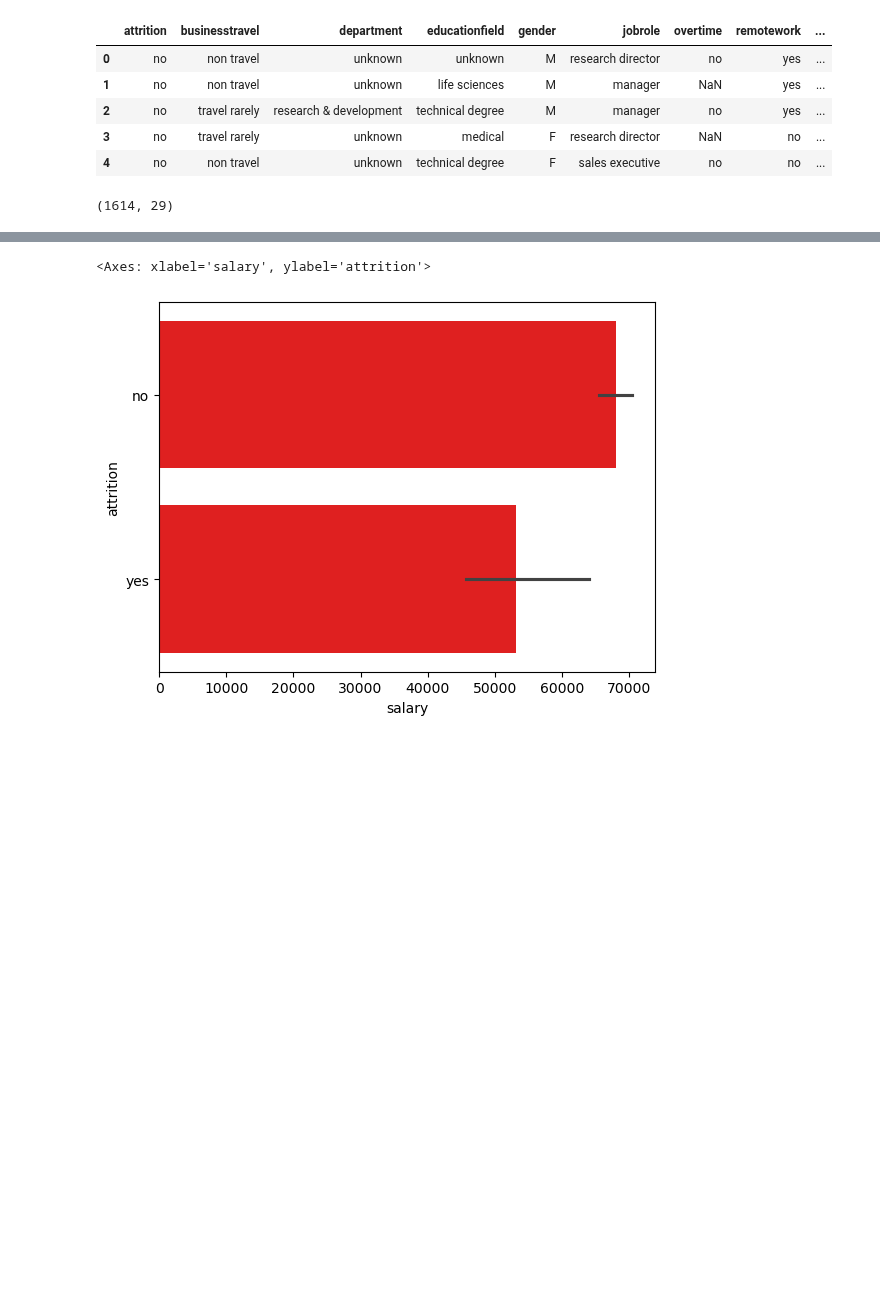
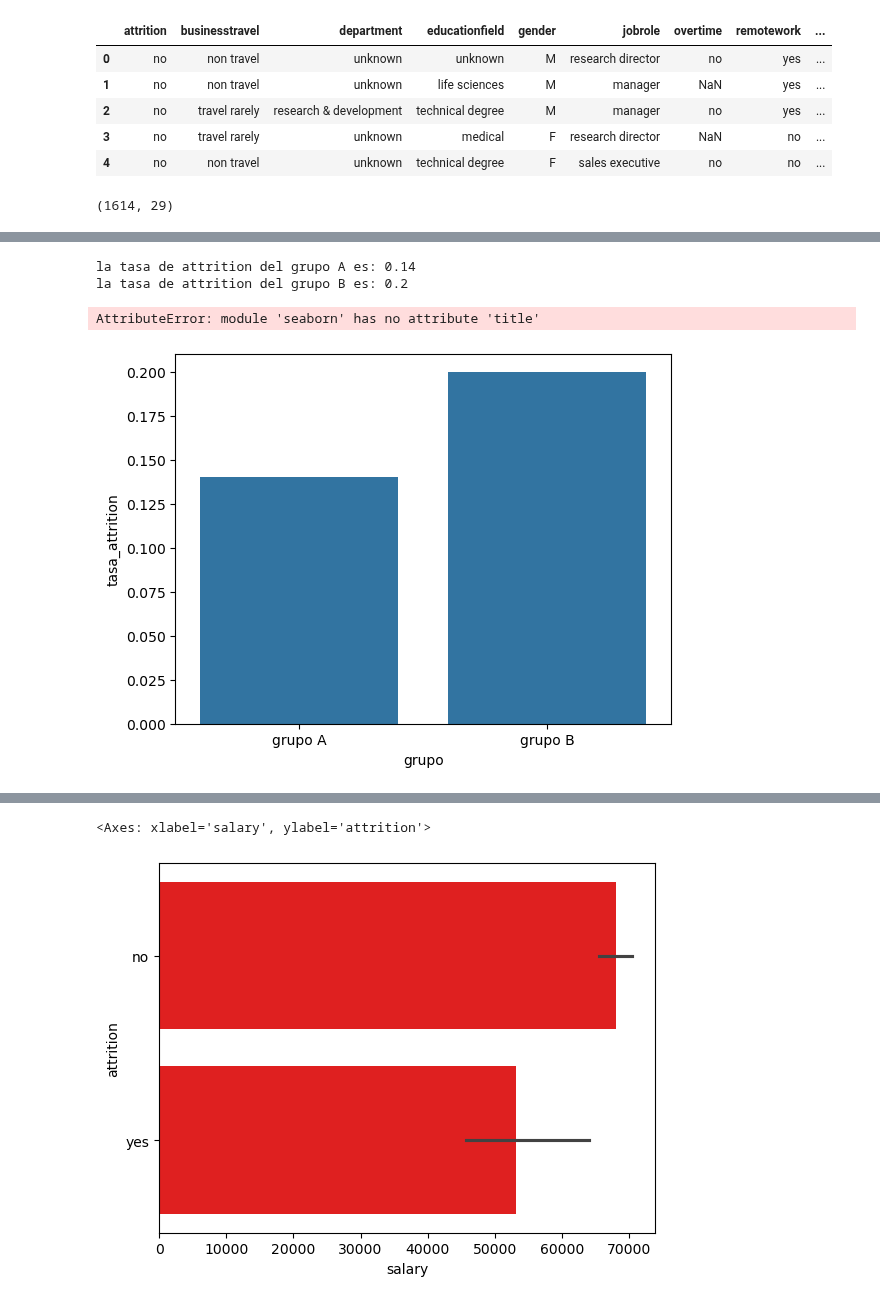
Before and after one commit to ArianaPapantonio/Final_project_module_3, a Jupyter notebook: AB_testing.ipynb, the cells around one changed output, grey strips where cells are left out. Drawn from its saved outputs; the diff is of its cells as text; code cells hidden in the pictures; blank space fills up the shorter version.

```diff
--- a/AB_testing.ipynb
+++ b/AB_testing.ipynb
@@ -43,0 +82,15 @@ df_abandono
+# %%
+# Cálculo de la tasa de rotación
+
+# Tasa de attrition en grupo A
+df_grupoa_attrition = grupo_a[grupo_a["attrition"] == "yes"]
+tasa_attrition_grupoa = round(df_grupoa_attrition.shape[0] / grupo_a.shape[0],2)
+print(f"la tasa de attrition del grupo A es: {tasa_attrition_grupoa}")
+
+# Tasa de attrition en grupo B
+df_grupob_attrition = grupo_b[grupo_b["attrition"] == "yes"]
+tasa_attrition_grupob = round(df_grupob_attrition.shape[0] / grupo_b.shape[0],2)
+print(f"la tasa de attrition del grupo B es: {tasa_attrition_grupob}")
+# %% [output]
+la tasa de attrition del grupo A es: 0.14
+la tasa de attrition del grupo B es: 0.2
@@ -43,0 +99,15 @@ df_abandono
+# %%
+## Lo pasamos a DFs: *** ver código que da error***
+attrition = {"grupo":["grupo A", "grupo B"], "tasa_attrition": [0.14, 0.2]}
+df_attrition_unido = pd.DataFrame(attrition)
+
+## Gráfica df_attrition_unido
+sns.barplot(x="grupo", y="tasa_attrition", data=df_attrition_unido)
+sns.title("Tasa de attrition");
+
+sns.title("Rotación")
+sns.xlabel("Total empleados")
+sns.ylabel("Frecuencia")
+# %% [output]
+AttributeError: module 'seaborn' has no attribute 'title'
+[figure, added]
```
Also changed, not shown: parts of 19 cells of this notebook, 1 other file.
